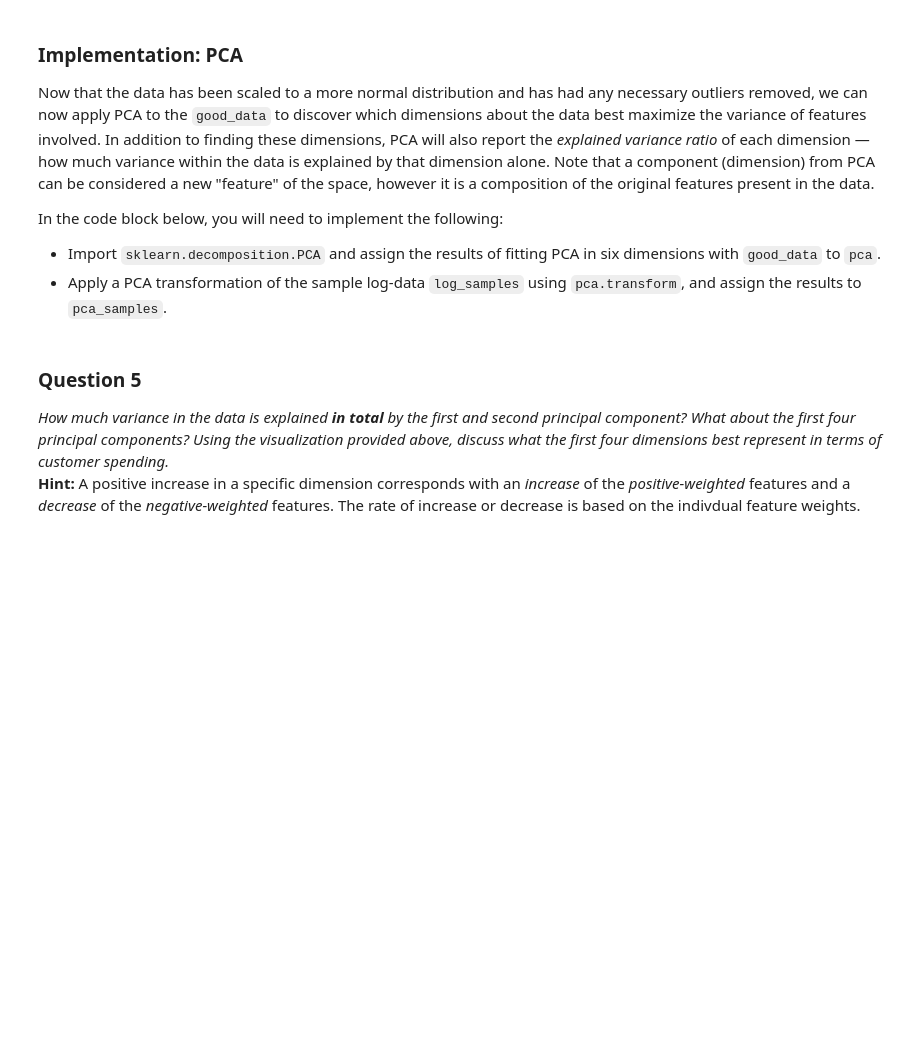
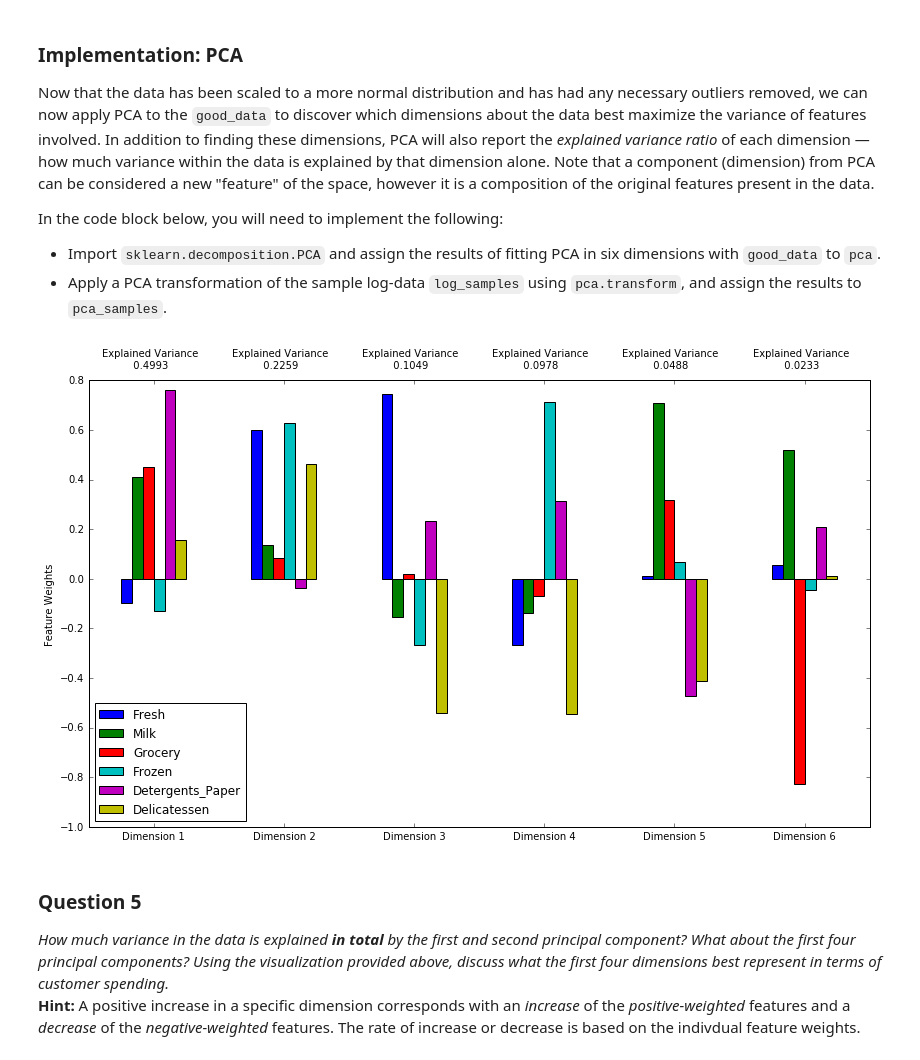
Before and after one commit to wellYouKnow/machine-learning, a Jupyter notebook: projects/creating_customer_segments/customer_segments.ipynb, the cells around one changed output. Saved outputs shown, nothing was run; the diff lists cells and outputs as text; code cells hidden in the pictures; blank space fills up the shorter version.

```diff
--- a/projects/creating_customer_segments/customer_segments.ipynb
+++ b/projects/creating_customer_segments/customer_segments.ipynb
@@ -272,14 +272,16 @@ In the code block below, you will need to implement the following:
  - Import `sklearn.decomposition.PCA` and assign the results of fitting PCA in six dimensions with `good_data` to `pca`.
  - Apply a PCA transformation of the sample log-data `log_samples` using `pca.transform`, and assign the results to `pca_samples`.
 # %%
+from sklearn.decomposition import PCA
 # TODO: Apply PCA by fitting the good data with the same number of dimensions as features
-pca = None
-
+pca = PCA(n_components=6)
+pca.fit(good_data)
 # TODO: Transform the sample log-data using the PCA fit above
-pca_samples = None
-
+pca_samples = pca.transform(log_samples)
 # Generate PCA results plot
 pca_results = rs.pca_results(good_data, pca)
+# %% [output]
+[figure, added]
 # %% [markdown]
 ### Question 5
 *How much variance in the data is explained* ***in total*** *by the first and second principal component? What about the first four principal components? Using the visualization provided above, discuss what the first four dimensions best represent in terms of customer spending.*
```
Also changed, not shown: parts of 26 cells of this notebook, 2 other files.
